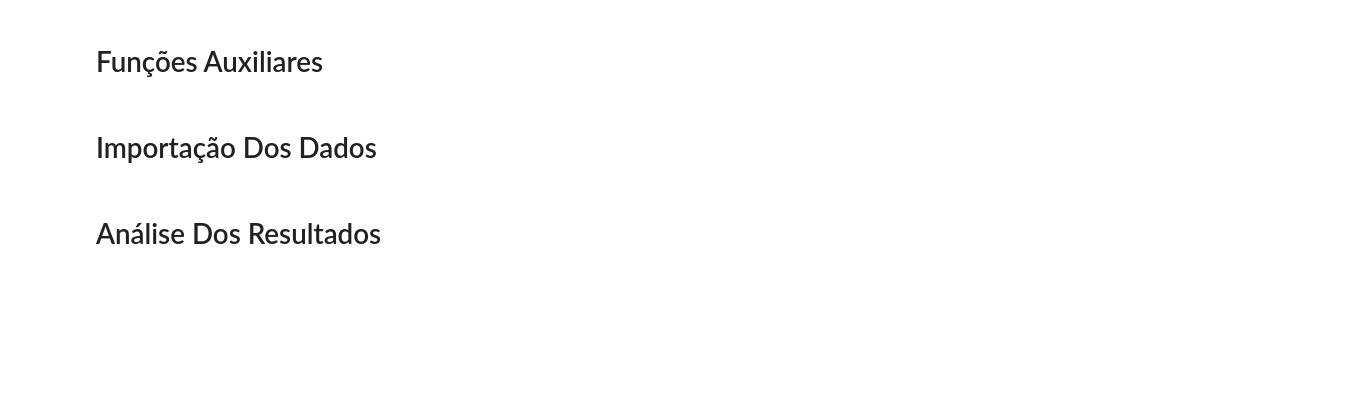
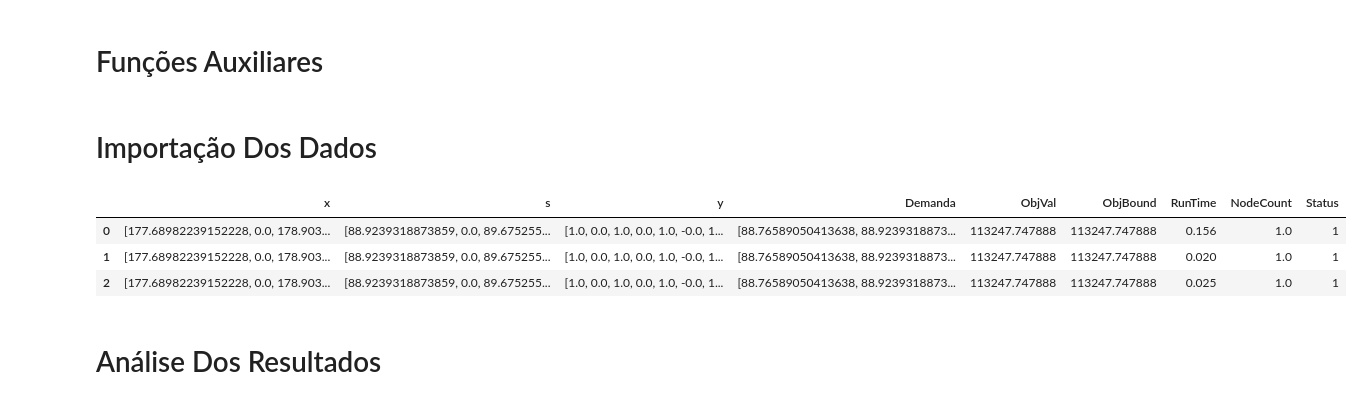
Before and after one commit to MarcioB1999/Prev_For_ULS, a Jupyter notebook: Modelo_pi/resultados_pi_analise.ipynb, the cells around one changed output. Saved outputs shown, nothing was run; the diff lists cells and outputs as text; code cells hidden in the pictures; blank space fills up the shorter version.

```diff
--- a/Modelo_pi/resultados_pi_analise.ipynb
+++ b/Modelo_pi/resultados_pi_analise.ipynb
@@ -66,6 +66,13 @@ def dataFrame_to_boxPlot(dataFrame,var):
 resultados_np = pd.read_csv("C:/Users/marcio/Documents/Prev_For_ULS/Resultados/tabelas/Resultados_pi/resultados_pi_np.csv").iloc[:,1:]
 resultados_ar = pd.read_csv("C:/Users/marcio/Documents/Prev_For_ULS/Resultados/tabelas/Resultados_pi/resultados_pi_ar.csv").iloc[:,1:]
 resultados_treino = pd.read_csv("C:/Users/marcio/Documents/Prev_For_ULS/Resultados/tabelas/Resultados_pi/resultados_pi_treino.csv").iloc[:,1:]
+# %%
+resultados_ar.head(3)
+# %% [output]
+|  | x | s | y | Demanda | ObjVal | ObjBound | RunTime | NodeCount | Status |
+| 0 | [177.68982239152228, 0.0, 178.903... | [88.9239318873859, 0.0, 89.675255... | [1.0, 0.0, 1.0, 0.0, 1.0, -0.0, 1... | [88.76589050413638, 88.9239318873... | 113247.747888 | 113247.747888 | 0.156 | 1.0 | 1 |
+| 1 | [177.68982239152228, 0.0, 178.903... | [88.9239318873859, 0.0, 89.675255... | [1.0, 0.0, 1.0, 0.0, 1.0, -0.0, 1... | [88.76589050413638, 88.9239318873... | 113247.747888 | 113247.747888 | 0.020 | 1.0 | 1 |
+| 2 | [177.68982239152228, 0.0, 178.903... | [88.9239318873859, 0.0, 89.675255... | [1.0, 0.0, 1.0, 0.0, 1.0, -0.0, 1... | [88.76589050413638, 88.9239318873... | 113247.747888 | 113247.747888 | 0.025 | 1.0 | 1 |
 # %%
 resultados_np = arrumaDataFrame(resultados_np)
 resultados_ar = arrumaDataFrame(resultados_ar)
```
Also changed, not shown: parts of 18 cells of this notebook, 30 other files.
